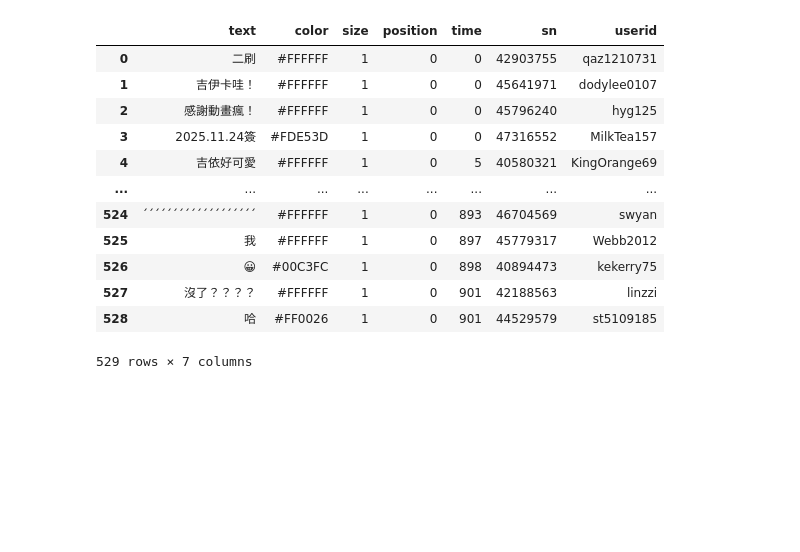
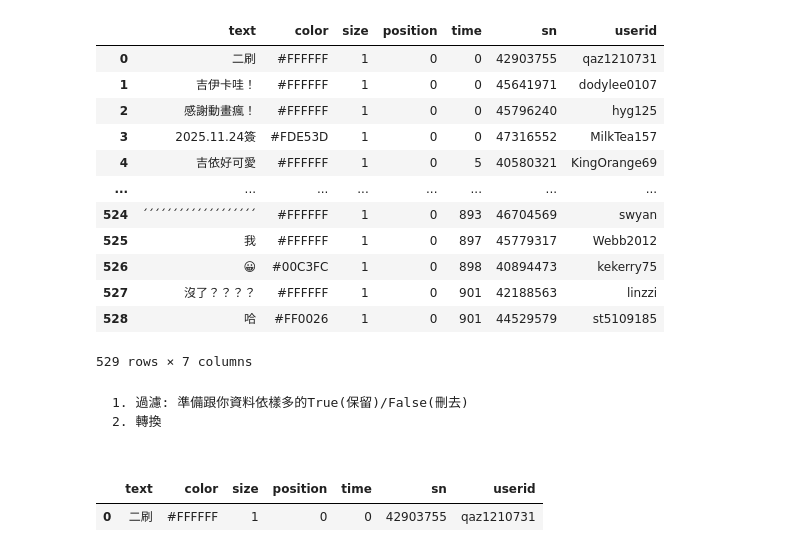
Before and after one commit to Elwing-Chou/tibame_night_20251120, a Jupyter notebook: tibame20251220.ipynb, the cells around one changed output. Saved outputs shown, nothing was run; the diff lists cells and outputs as text; code cells hidden in the pictures; blank space fills up the shorter version.

````diff
--- a/tibame20251220.ipynb
+++ b/tibame20251220.ipynb
@@ -33,3 +33,18 @@ df
 | 527 | 沒了？？？？ | #FFFFFF | 1 | 0 | 901 | 42188563 | linzzi |
 | 528 | 哈 | #FF0026 | 1 | 0 | 901 | 44529579 | st5109185 |
 529 rows × 7 columns
+# %% [markdown]
+
+
+```
+1. 過濾: 準備跟你資料依樣多的True(保留)/False(刪去)
+2. 轉換
+
+```
+# %%
+testdf = df.head(3)
+fil = [True, False, False]
+testdf[fil]
+# %% [output]
+|  | text | color | size | position | time | sn | userid |
+| 0 | 二刷 | #FFFFFF | 1 | 0 | 0 | 42903755 | qaz1210731 |
````
Also changed, not shown: parts of 3 cells of this notebook.
